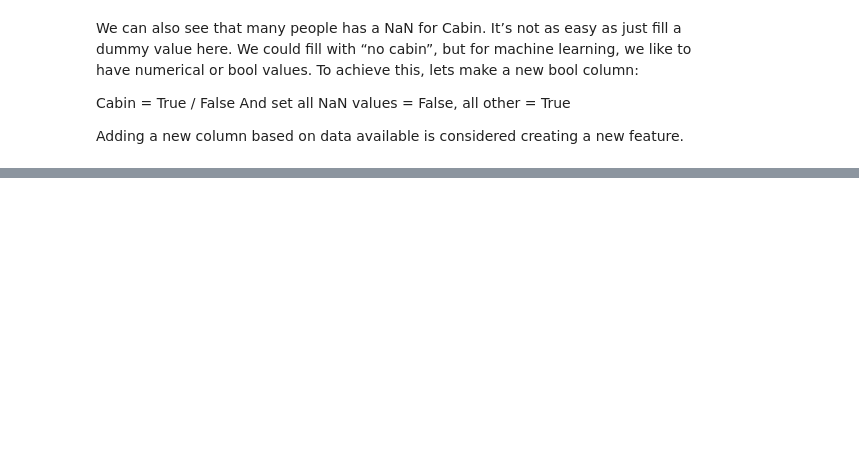
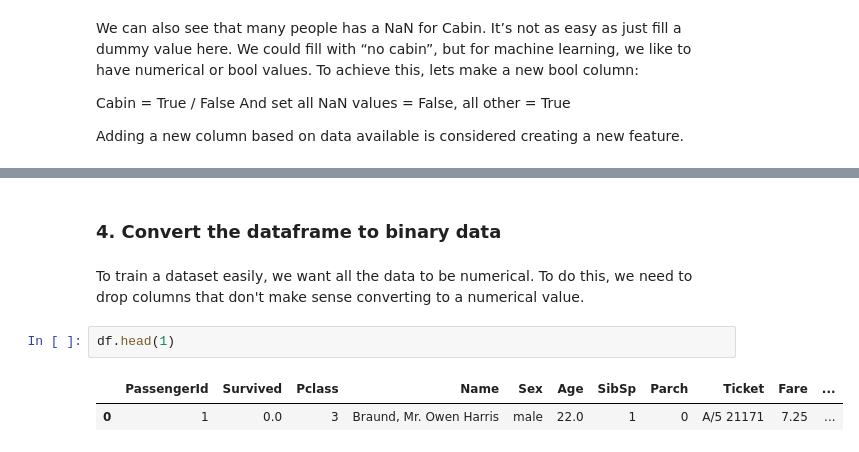
Before and after one commit to ValerieSmidt/Intro-til-KI, a Jupyter notebook: Lab2.ipynb, the cells around one changed output, grey strips where cells are left out. Drawn from its saved outputs; the diff is of its cells as text; blank space fills up the shorter version.

```diff
--- a/Lab2.ipynb
+++ b/Lab2.ipynb
@@ -85,0 +127,9 @@ dtype: int64
+# %% [markdown]
+### 4. Convert the dataframe to binary data
+# %% [markdown]
+To train a dataset easily, we want all the data to be numerical. To do this, we need to drop columns that don't make sense converting to a numerical value.
+# %%
+df.head(1)
+# %% [output]
+|  | PassengerId | Survived | Pclass | Name | Sex | Age | SibSp | Parch | Ticket | Fare | ... |
+| 0 | 1 | 0.0 | 3 | Braund, Mr. Owen Harris | male | 22.0 | 1 | 0 | A/5 21171 | 7.25 | ... |
```
Also changed, not shown: parts of 15 cells of this notebook, 1 other file.
